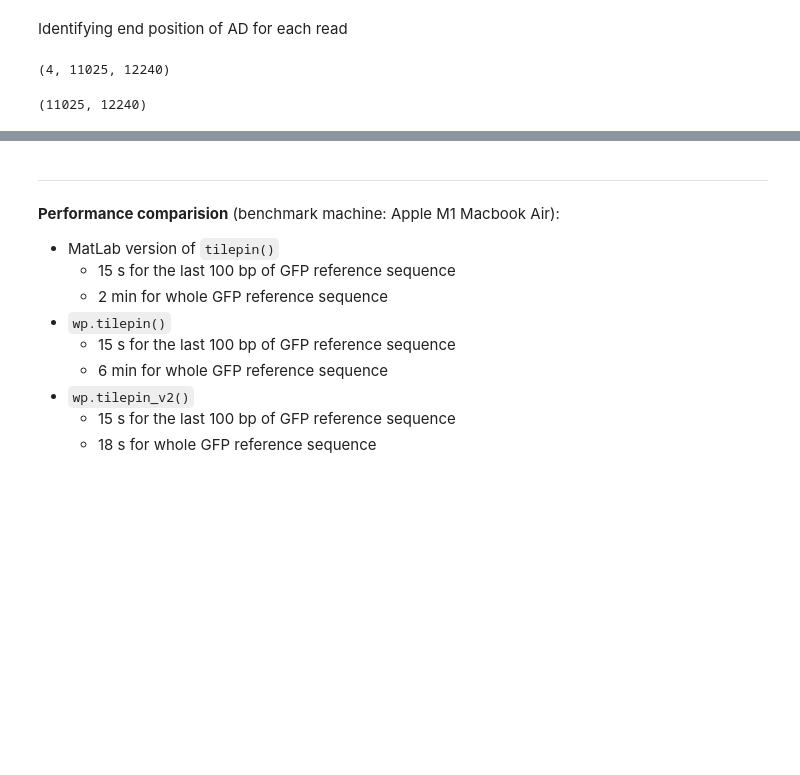
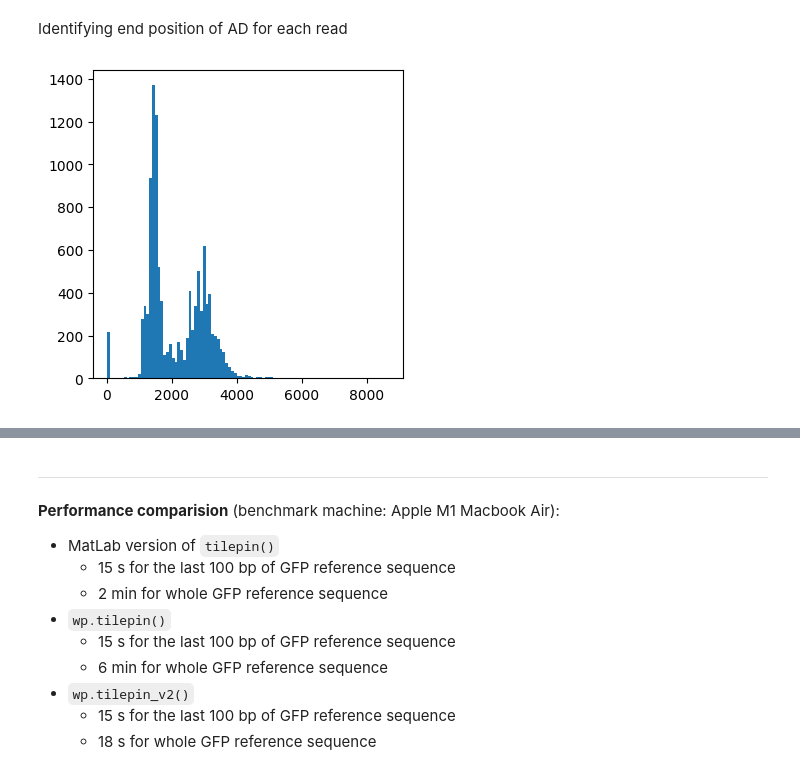
Before and after one commit to cbashorlab/WIMPY, a Jupyter notebook: example_script_python.ipynb, the cells around one changed output, grey strips where cells are left out. Saved outputs shown, nothing was run; the diff lists cells and outputs as text; code cells hidden in the pictures; blank space fills up the shorter version.

```diff
--- a/example_script_python.ipynb
+++ b/example_script_python.ipynb
@@ -56,6 +57,7 @@ new_seq = np.array(new_seq)
 # filter out failed attempts
 reads_correct = new_seq[new_seq != '']
 l_reads_correct = l[new_seq != '']
+num_seqs = len(reads_correct)
 # %% [markdown]
 ### Reporter Identification
 
@@ -111,9 +113,9 @@ Promoters
 # %%
 thresh = 0.03
 pregions_synTF = wp.chophat(reads_correct, np.zeros_like(positions_minP), positions_minP)
-synTF_prom_variants, _, synTF_prom_conf = wp.viscount(pregions_synTF, promoters_100k, thresh=thresh, verbose=True)
-synTF_prom_assignment = np.argmax(synTF_prom_variants, axis=1)
-synTF_prom_assignment[np.sum(synTF_prom_variants, axis=1) < thresh] = -1
+synTF_prom_match_ratios, _, synTF_prom_conf = wp.viscount(pregions_synTF, promoters_100k, thresh=thresh, verbose=True)
+synTF_prom_variants = np.argmax(synTF_prom_match_ratios, axis=1)
+synTF_prom_variants[np.sum(synTF_prom_match_ratios, axis=1) < thresh] = -1
 # %% [markdown]
 ORF parts
 # %%
@@ -150,22 +152,26 @@ plt.show()
 Assigning AD variants
 # %%
 AD_count[AD_count < 30] = 0
-AD_assignment = np.argmax(AD_count, axis=0)
-AD_assignment[np.sum(AD_count, axis=0) == 0] = -1
+AD_variants = np.argmax(AD_count, axis=0)
+AD_variants[np.sum(AD_count, axis=0) == 0] = -1
 # %% [markdown]
 Identifying end position of AD for each read
-# %%
-AD_match.shape
-# %% [output]
-(4, 11025, 12240)
-# %%
-#! WIP
-AD_position = np.zeros(len(AD_count))
-
-for i in range(len(AD_assignment)):
-    if AD_assignment[i] > 0:
-        b = AD_match[AD_assignment[i]]
-# %%
-b.shape
-# %% [output]
-(11025, 12240)
+# %%
+# Initialize array to store activation domain positions
+AD_position = np.zeros(num_seqs)
+
+for i in range(num_seqs):
+    if AD_variants[i] >= 0:
+        # Extract matched positions for the assigned activation domain variant
+        matches = AD_match[AD_variants[i]][i, :]
+        pos_matches = np.arange(len(matches))[matches == 1]
+        # Check if there are sufficient matches to compute the mean
+        if len(pos_matches) > 10:
+            AD_position[i] = np.floor(np.mean(pos_matches[-10:]))
+
+# visualize AD positions
+plt.figure(figsize=(4, 4))
+plt.hist(AD_position, bins=100)
+plt.show()
+# %% [output]
+[figure, added]
```
Also changed, not shown: parts of 14 cells of this notebook, 1 other file.
